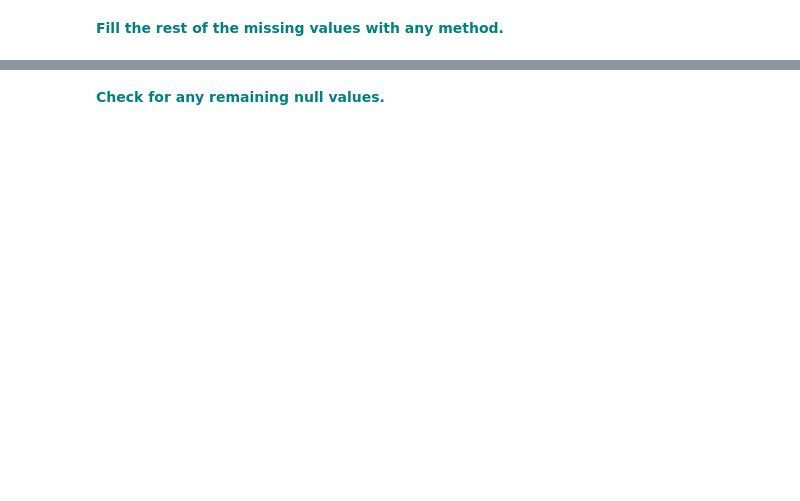
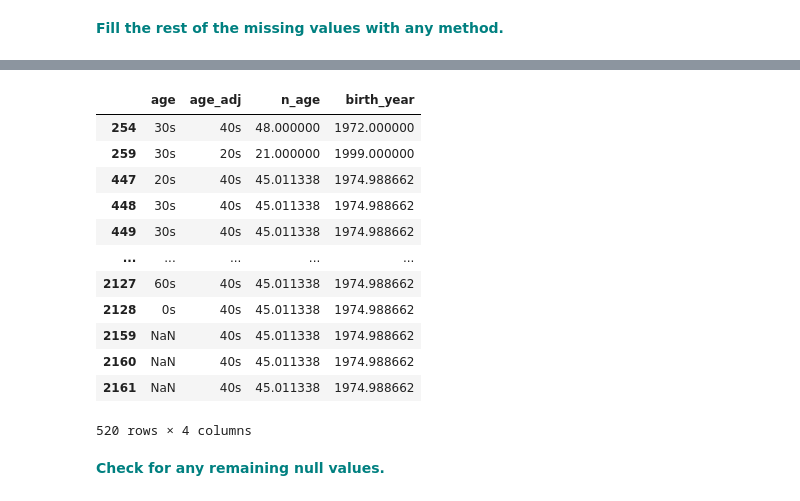
Before and after one commit to brspencer90/Springboard-Repo, a Jupyter notebook: 14.4.4_random-forest_covid-korea/RandomForest_casestudy_covid19.ipynb, the cells around one changed output, grey strips where cells are left out. Cells and saved outputs as stored; diff of their text form; code cells hidden in the pictures; blank space fills up the shorter version.

```diff
--- a/14.4.4_random-forest_covid-korea/RandomForest_casestudy_covid19.ipynb
+++ b/14.4.4_random-forest_covid-korea/RandomForest_casestudy_covid19.ipynb
@@ -73,2 +106,5 @@ df.state.value_counts()
 # %% [markdown]
  **<font color='teal'> Create a new column named 'n_age' which is the calculated age based on the birth year column.</font>**
+# %%
+df['n_age'] = 2020-df['birth_year']
+df[['n_age','birth_year']].head()
@@ -81,2 +162,6 @@ df.info()
 # %% [markdown]
  **<font color='teal'> Fill the 'disease' missing values with 0 and remap the True values to 1.</font>**
+# %%
+df.disease.fillna(0,inplace=True)
+df.disease[df.disease==True] = 1
+df.disease.unique()
@@ -83,2 +173,9 @@ df.info()
 # %% [markdown]
  **<font color='teal'> Fill null values in the following columns with their mean: 'global_number','birth_year','infection_order','infected_by'and 'contact_number'</font>**
+# %%
+columns = ['global_num','birth_year','n_age','infection_order','infected_by','contact_number']
+
+for col in columns :
+    df[col].fillna(df[col].mean(),inplace=True)
+
+df[columns].info()
@@ -86,0 +213,24 @@ df.info()
+# %%
+# Dates that are invalid most likely didn't happen - so make them an invalid number
+df[['symptom_onset_date','released_date','deceased_date','confirmed_date']] = df[['symptom_onset_date','released_date','deceased_date','confirmed_date']].fillna(-999)
+
+# Infection Case - how were they infected? - assume mode
+df.infection_case = df.infection_case.fillna('missing')
+# %%
+# Identified some issues with age column. Did not align with calculated n_age or birth_year... n_age is accurate
+df = df.assign(age_adj = lambda x: (df.n_age.astype(int) - df.n_age.astype(int)%10).astype(str)+'s')
+df[['age','age_adj','n_age','birth_year']][~(df.age == df.age_adj)]
+# %% [output]
+|  | age | age_adj | n_age | birth_year |
+| 254 | 30s | 40s | 48.000000 | 1972.000000 |
+| 259 | 30s | 20s | 21.000000 | 1999.000000 |
+| 447 | 20s | 40s | 45.011338 | 1974.988662 |
+| 448 | 30s | 40s | 45.011338 | 1974.988662 |
+| 449 | 30s | 40s | 45.011338 | 1974.988662 |
+| ... | ... | ... | ... | ... |
+| 2127 | 60s | 40s | 45.011338 | 1974.988662 |
+| 2128 | 0s | 40s | 45.011338 | 1974.988662 |
+| 2159 | NaN | 40s | 45.011338 | 1974.988662 |
+| 2160 | NaN | 40s | 45.011338 | 1974.988662 |
+| 2161 | NaN | 40s | 45.011338 | 1974.988662 |
+520 rows × 4 columns
```
Also changed, not shown: parts of 31 cells of this notebook, 8 other files.
